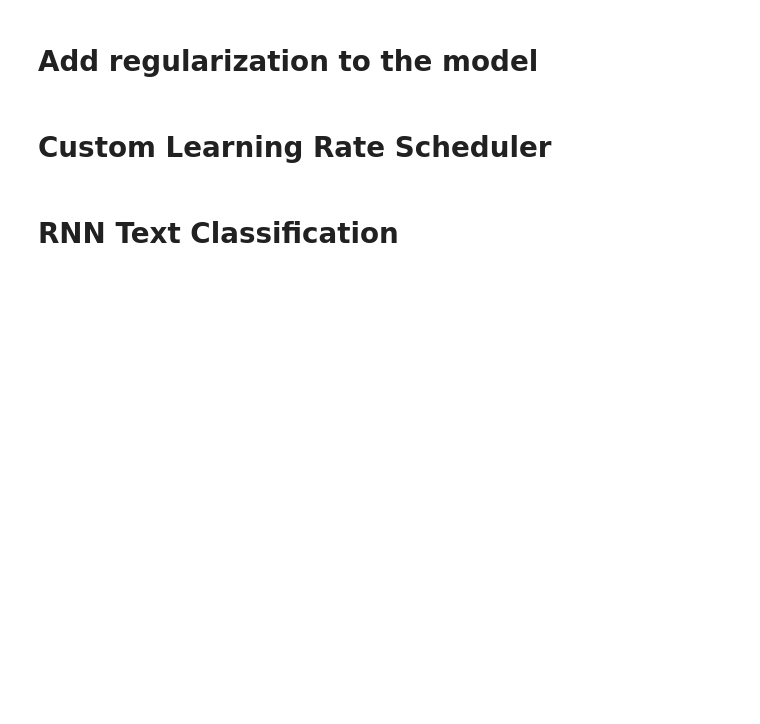
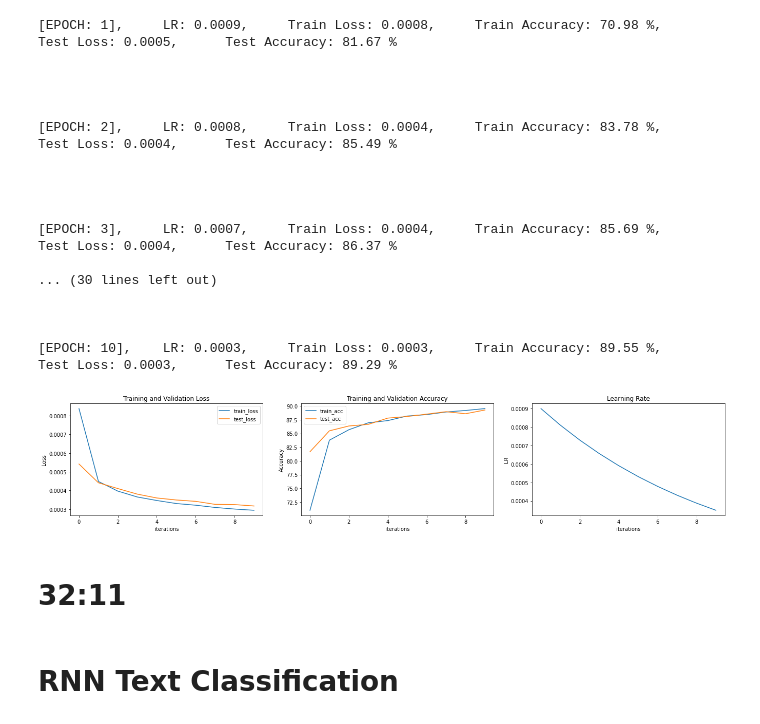
Before and after one commit to jeongmoonwon/jm, a Jupyter notebook: deep_learning/Lab3.ipynb, the cells around one changed output. Saved outputs shown, nothing was run; the diff lists cells and outputs as text; code cells hidden in the pictures; blank space fills up the shorter version.

```diff
--- a/deep_learning/Lab3.ipynb
+++ b/deep_learning/Lab3.ipynb
@@ -99,6 +154,10 @@ class Dropout(nn.Module):
 
     def __repr__(self):
         return self.__class__.__name__ + '(' + 'p=' + str(self.p) + ')'
+# %%
+# 예시로 확인
+x = torch.rand((3, 2))
+Dropout(p=0.5)(x)
 # %%
 # dropout 하지 않는 경우
 class SimpleClassifier(nn.Module):
@@ -220,2 +335,0 @@ plot_history(history)
-# %% [markdown]
-# Add regularization to the model
@@ -244,37 +360,59 @@ class Model(nn.Module):
         x = self.conv(x)
         return x
 # %%
-## How to apply early stopping?
-
+# early stopping, weight_decay
 from torch.optim.lr_scheduler import ExponentialLR as ExponentialLR
 
 EPOCHS = 10
-#### TODO ####
-
-##############
+best_loss = 1000 # 초기값 설정
+patience = 0
 history = {'train_loss':[], 'train_acc':[], 'test_loss':[], 'test_acc':[], 'lr':[]}
 
 model = Model().to(DEVICE)
-optimizer = torch.optim.Adam(model.parameters(), lr = 0.001, weight_decay=0.01)
+optimizer = torch.optim.Adam(model.parameters(), lr = 0.001, weight_decay=0.01) # weight_decay - L1, L2 regularization
 scheduler = ExponentialLR(optimizer, gamma=0.9)
 criterion = nn.CrossEntropyLoss()
 
 for epoch in range(1, EPOCHS + 1):
     train_loss, train_accuracy = train(model, train_loader, optimizer, scheduler)
     test_loss, test_accuracy = evaluate(model, test_loader)
     print("\n[EPOCH: {}], \tLR: {:.4f}, \tTrain Loss: {:.4f}, \tTrain Accuracy: {:.2f} %, \tTest Loss: {:.4f}, \tTest Accuracy: {:.2f} % \n".format(
         epoch, optimizer.param_groups[0]['lr'], train_loss, train_accuracy, test_loss, test_accuracy))
 
-    #### TODO ####
-
-    ##############
+    # test_loss가 증가하는 시점에서 stop training
+    if test_loss < best_loss:
+        best_loss = test_loss
+        patience = 0
+    else:
+        patience += 1
+        if patience >= 5:
+            break
 
     history['train_loss'].append(train_loss)
     history['train_acc'].append(train_accuracy)
     history['test_loss'].append(test_loss)
     history['test_acc'].append(test_accuracy)
     history['lr'].append(optimizer.param_groups[0]['lr'])
 
 plot_history(history)
+# %% [output]
+[EPOCH: 1],     LR: 0.0009,     Train Loss: 0.0008,     Train Accuracy: 70.98 %,        Test Loss: 0.0005,      Test Accuracy: 81.67 %
+
+
+
+
+[EPOCH: 2],     LR: 0.0008,     Train Loss: 0.0004,     Train Accuracy: 83.78 %,        Test Loss: 0.0004,      Test Accuracy: 85.49 %
+
+
+
+
+[EPOCH: 3],     LR: 0.0007,     Train Loss: 0.0004,     Train Accuracy: 85.69 %,        Test Loss: 0.0004,      Test Accuracy: 86.37 %
+
+... (30 lines left out)
+
+
+
+[EPOCH: 10],    LR: 0.0003,     Train Loss: 0.0003,     Train Accuracy: 89.55 %,        Test Loss: 0.0003,      Test Accuracy: 89.29 %
+[figure, added]
-# %% [markdown]
-# Custom Learning Rate Scheduler
+# %% [markdown]
+# 32:11
```
Also changed, not shown: parts of 18 cells of this notebook, 2 other files.
